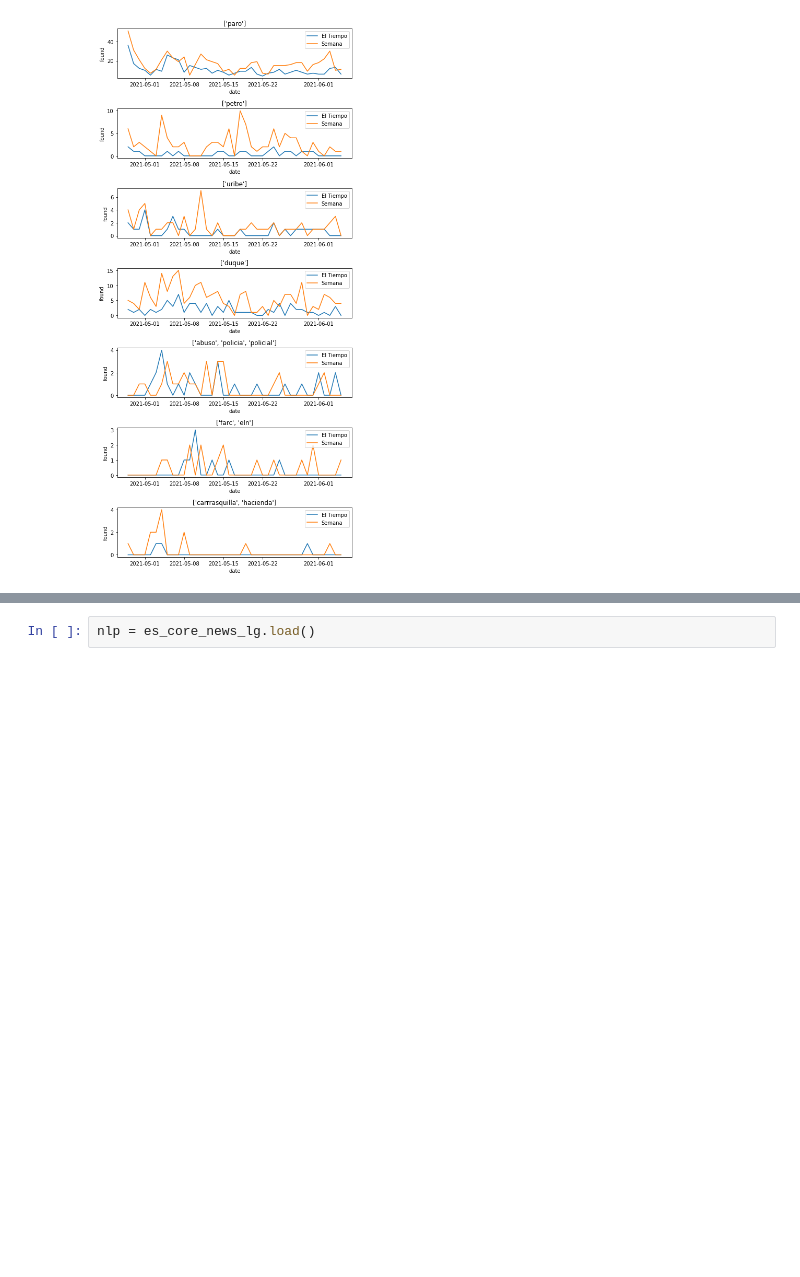
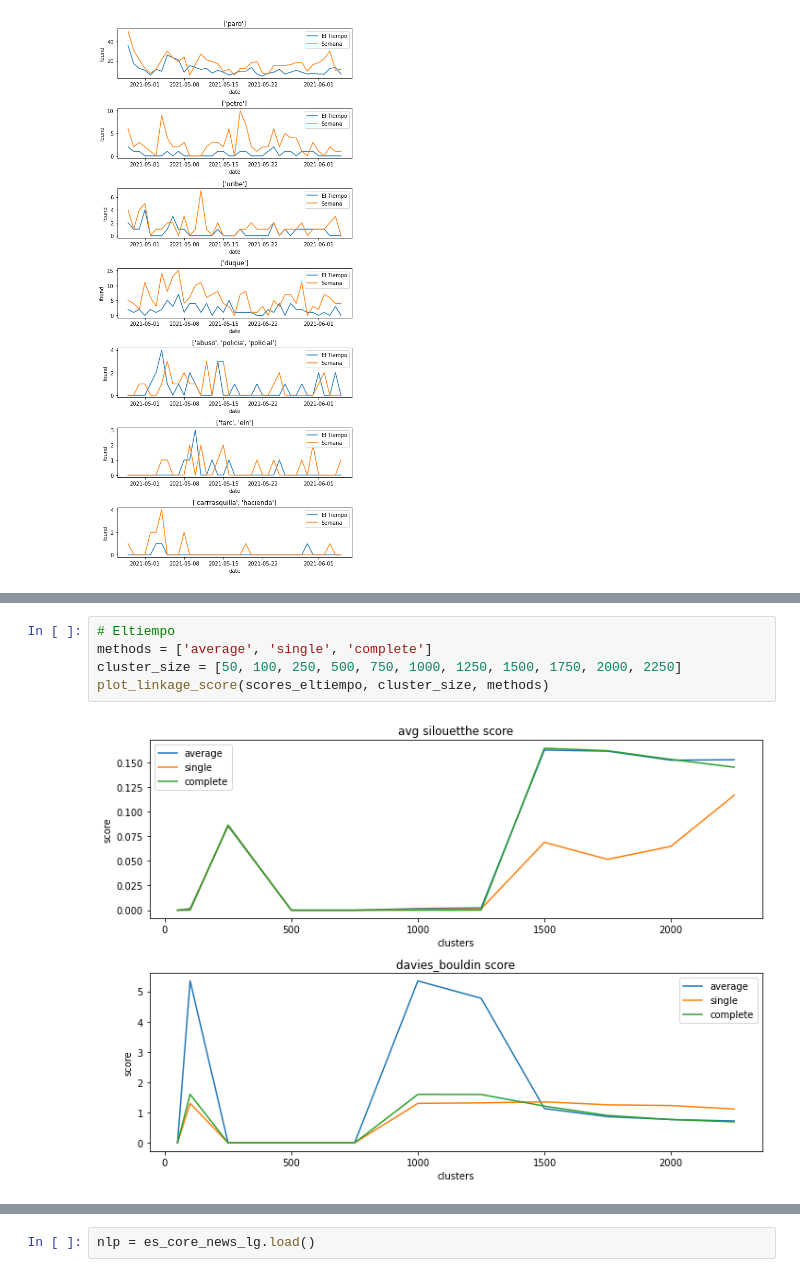
Before and after one commit to ermahechap/News-Analysis, a Jupyter notebook: NewsHeadersAnalysis.ipynb, the cells around one changed output, grey strips where cells are left out. Drawn from its saved outputs; the diff is of its cells as text; blank space fills up the shorter version.

```diff
--- a/NewsHeadersAnalysis.ipynb
+++ b/NewsHeadersAnalysis.ipynb
@@ -290,0 +430,7 @@ Simple Model. We use w2v and KMeans.
+# %%
+# Eltiempo
+methods = ['average', 'single', 'complete']
+cluster_size = [50, 100, 250, 500, 750, 1000, 1250, 1500, 1750, 2000, 2250]
+plot_linkage_score(scores_eltiempo, cluster_size, methods)
+# %% [output]
+[figure, added]
```
Also changed, not shown: parts of 87 cells of this notebook.
